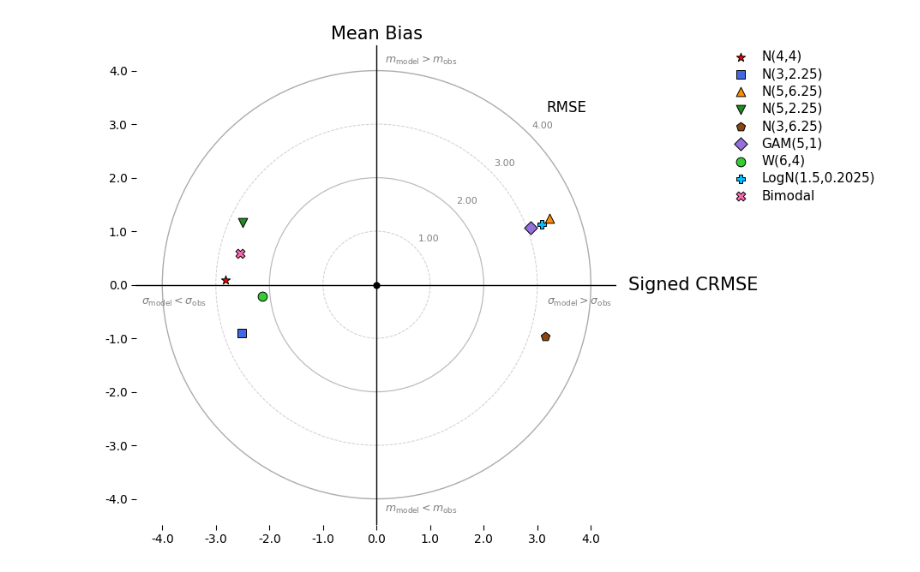
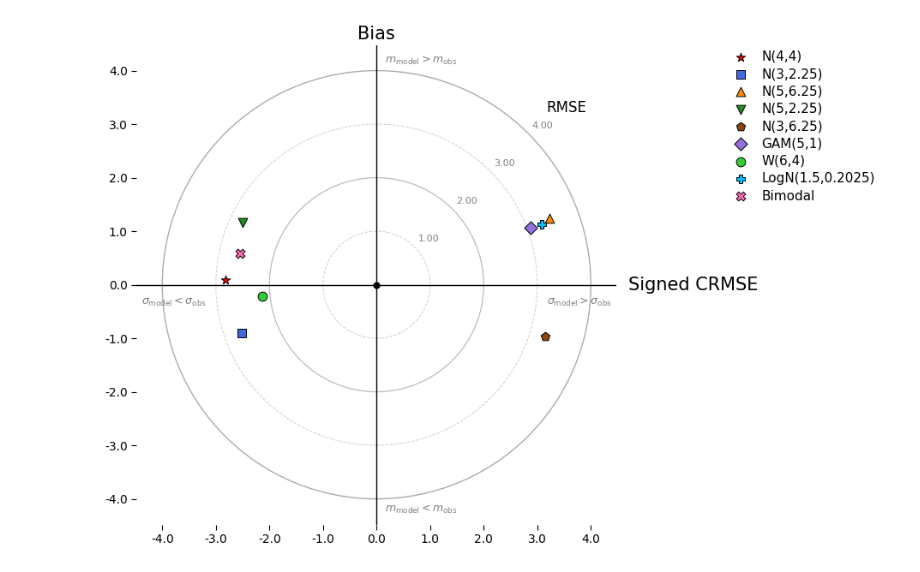
Before and after one commit to tiantiy/Wasserstein-Target-Diagram, a Jupyter notebook: Simulation_Equal_Length_Target_Diagram.ipynb, the cells around one changed output. Cells and saved outputs as stored; diff of their text form; code cells hidden in the pictures.

```diff
--- a/Simulation_Equal_Length_Target_Diagram.ipynb
+++ b/Simulation_Equal_Length_Target_Diagram.ipynb
@@ -875,7 +526,7 @@ ax.text(
 ax.text(
     0,
     limit * 1.01,
-    "Mean Bias",
+    "Bias",
     fontsize=15,
     ha="center",
     va="bottom",
@@ -971,31 +622,31 @@ ax.xaxis.set_major_formatter(FormatStrFormatter(tick_format))
 ax.yaxis.set_major_formatter(FormatStrFormatter(tick_format))
 
 ax.tick_params(direction="out", labelsize=10, length=4)
 
 
 
 # ------------------------------------------------------------
 # Layout
 # ------------------------------------------------------------
 
 plt.subplots_adjust(
     left=0.08,
     right=0.78,
     bottom=0.08,
     top=0.97
 )
 
 
 # ------------------------------------------------------------
 # Save figure
 # ------------------------------------------------------------
 
 plt.savefig(
     "/content/sample_data/Simulation_Equal_Length_Target_Diagram.pdf",
     dpi=300,
     bbox_inches="tight"
 )
 
 plt.show()
 # %% [output]
-[figure, old version]
+[figure, new version]
```
Also changed, not shown: parts of 3 cells of this notebook.
